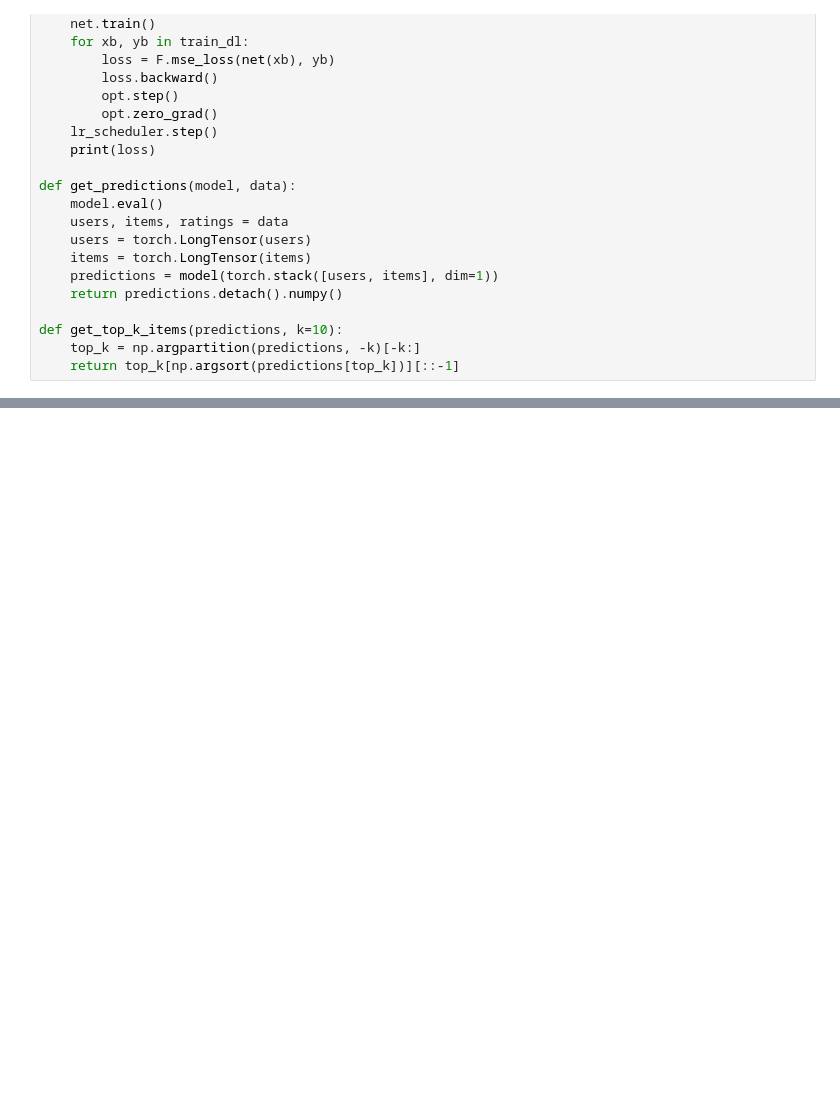
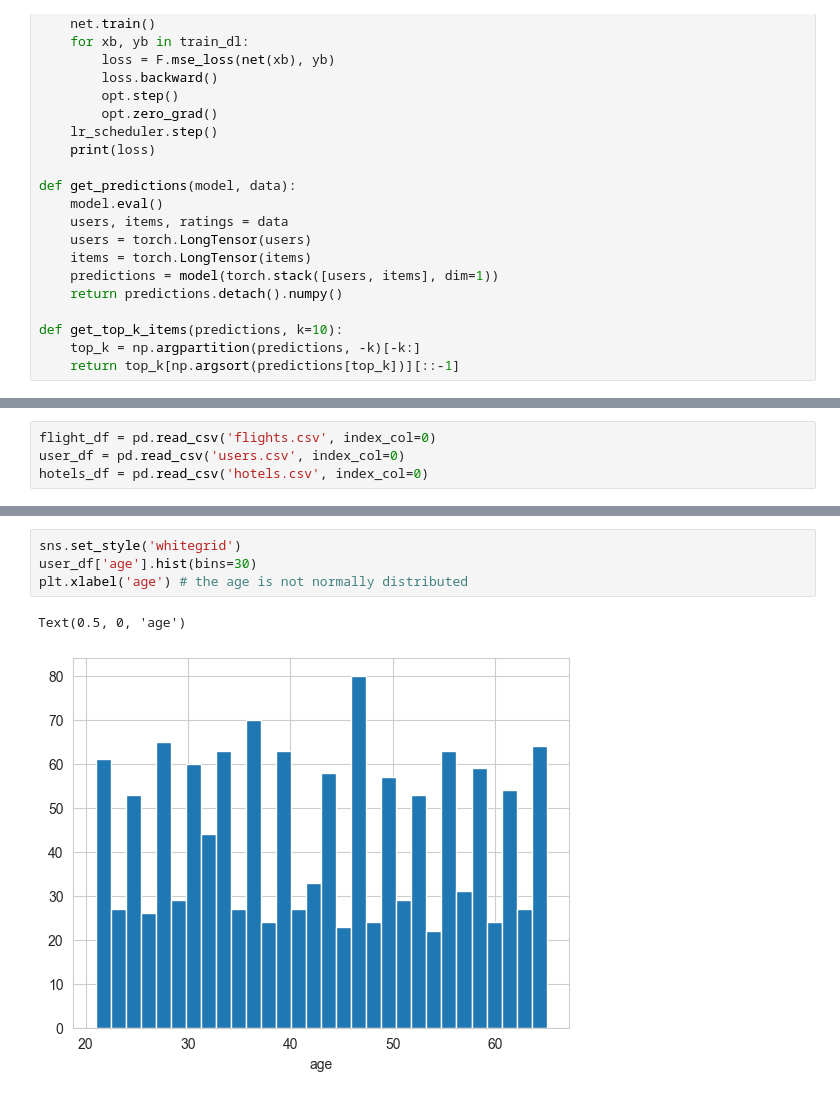
Before and after one commit to Yubo-Cao/wander_list, a Jupyter notebook: model/collab.ipynb, the cells around one changed output, grey strips where cells are left out. Saved outputs shown, nothing was run; the diff lists cells and outputs as text; blank space fills up the shorter version.

```diff
--- a/model/collab.ipynb
+++ b/model/collab.ipynb
@@ -80,0 +88,4 @@ def get_top_k_items(predictions, k=10):
+# %%
+flight_df = pd.read_csv('flights.csv', index_col=0)
+user_df = pd.read_csv('users.csv', index_col=0)
+hotels_df = pd.read_csv('hotels.csv', index_col=0)
@@ -80,0 +104,7 @@ def get_top_k_items(predictions, k=10):
+# %%
+sns.set_style('whitegrid')
+user_df['age'].hist(bins=30)
+plt.xlabel('age') # the age is not normally distributed
+# %% [output]
+Text(0.5, 0, 'age')
+[figure, added]
```
Also changed, not shown: parts of 13 cells of this notebook, 1 other file.
